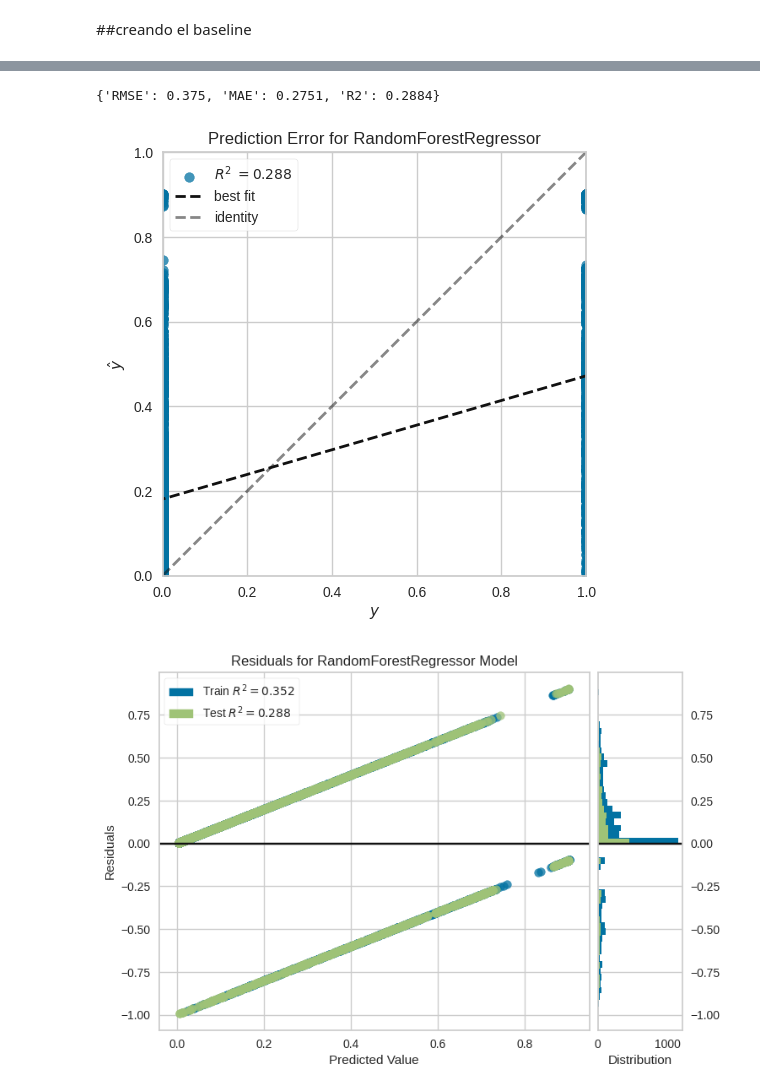
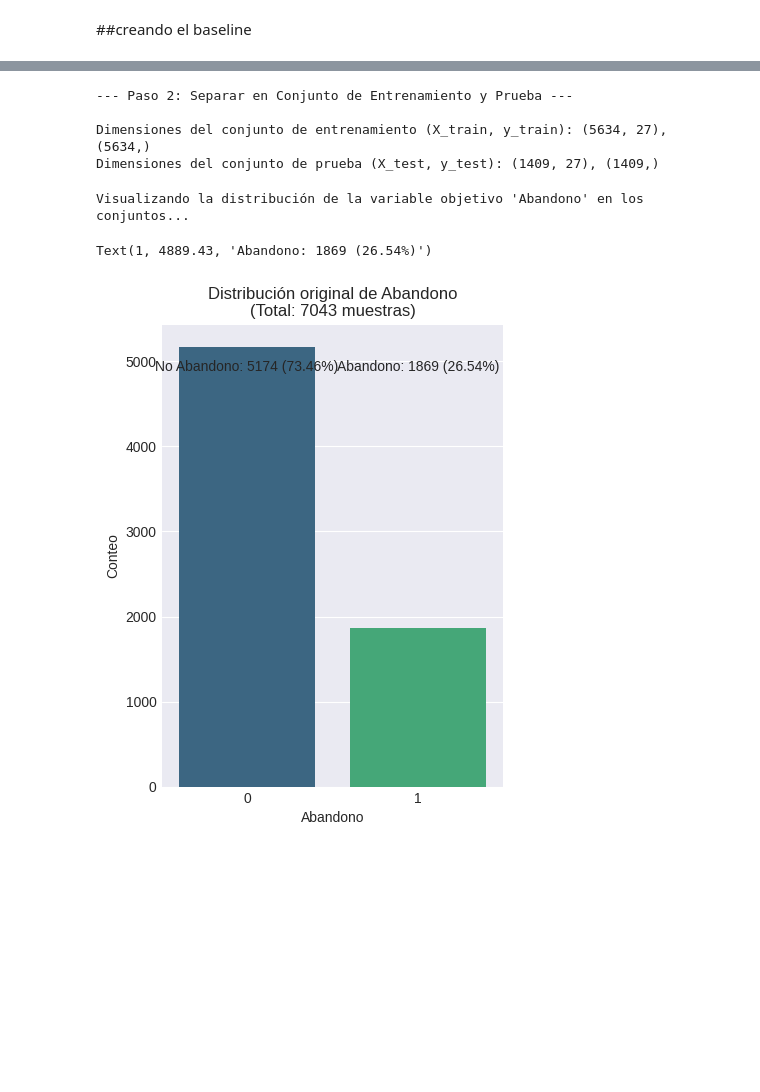
Before and after one commit to Brianbrowncoopman/telecom_X_2, a Jupyter notebook: Telecom_X_2.ipynb, the cells around one changed output, grey strips where cells are left out. Cells and saved outputs as stored; diff of their text form; code cells hidden in the pictures; blank space fills up the shorter version.

Commit message:
testeo con 3 modelos

```diff
--- a/Telecom_X_2.ipynb
+++ b/Telecom_X_2.ipynb
@@ -567,0 +697,15 @@ plt.show()
+# %%
+# Columnas que necesitan One-Hot Encoding (después de mapear las binarias)
+# 'Género_cliente', 'Servicio_Internet' (con 'DSL', 'Fiber optic', 'No_Internet'), 'Tipo_contrato', 'Método_pago'
+categorical_cols = datos.select_dtypes(include='object').columns.tolist()
+# Remover 'Abandono' si aparece aquí por error, aunque es int64
+if 'Abandono' in categorical_cols:
+    categorical_cols.remove('Abandono')
+
+# Si Servicio_Internet aún está en categorical_cols y no tiene el valor 'No_Internet', entonces lo añadimos
+if 'Servicio_Internet' in categorical_cols and 'No_Internet' not in datos['Servicio_Internet'].unique():
+    datos['Servicio_Internet'] = datos['Servicio_Internet'].replace({'No': 'No_Internet'})
+
+
+print("\nColumnas numéricas para escalar:", numerical_cols)
+print("Columnas categóricas para One-Hot Encoding:", categorical_cols)
@@ -609,23 +782,41 @@ resultados_baseline
-# %%
-from sklearn.ensemble import RandomForestRegressor
-
-modelo = RandomForestRegressor(max_depth=5, random_state=42)
-modelo.fit(X_train, y_train)
-
-y_pred = modelo.predict(X_test)
-resultado_rf = calc_regresion(y_test, y_pred)
-resultado_rf
-# %% [output]
-{'RMSE': 0.375, 'MAE': 0.2751, 'R2': 0.2884}
-# %%
-from yellowbrick.regressor import prediction_error
-
-Visualizer = prediction_error(modelo, X_train, y_train, X_test, y_test)
-# %% [output]
-[figure, removed]
-# %%
-from yellowbrick.regressor import residuals_plot
-
-viz = residuals_plot(modelo, X_train, y_train, X_test, y_test)
-# %% [output]
-[figure, removed]
+# %%
+from sklearn.model_selection import train_test_split
+from sklearn.linear_model import LogisticRegression
+from sklearn.metrics import accuracy_score, classification_report, confusion_matrix
+import seaborn as sns
+import matplotlib.pyplot as plt
+
+# --- Paso 2: Separar en Conjunto de Entrenamiento y Prueba ---
+print("\n--- Paso 2: Separar en Conjunto de Entrenamiento y Prueba ---")
+
+# 'X_processed_df' y 'y' ya están definidos del Paso 1
+
+# Dividir los datos en conjuntos de entrenamiento y prueba
+# Usamos stratify=y para mantener la proporción de la clase 'Abandono'
+X_train, X_test, y_train, y_test = train_test_split(X_processed_df, y, test_size=0.2, random_state=42, stratify=y)
+
+print(f"\nDimensiones del conjunto de entrenamiento (X_train, y_train): {X_train.shape}, {y_train.shape}")
+print(f"Dimensiones del conjunto de prueba (X_test, y_test): {X_test.shape}, {y_test.shape}")
+# %% [output]
+--- Paso 2: Separar en Conjunto de Entrenamiento y Prueba ---
+
+Dimensiones del conjunto de entrenamiento (X_train, y_train): (5634, 27), (5634,)
+Dimensiones del conjunto de prueba (X_test, y_test): (1409, 27), (1409,)
+# %%
+# Gráficos: Distribución de la variable objetivo en los conjuntos
+print("\nVisualizando la distribución de la variable objetivo 'Abandono' en los conjuntos...")
+
+plt.figure(figsize=(15, 6))
+
+# Distribución en el conjunto completo
+plt.subplot(1, 3, 1)
+sns.countplot(x=y, palette='viridis')
+plt.title(f'Distribución original de Abandono\n(Total: {len(y)} muestras)')
+plt.xlabel('Abandono')
+plt.ylabel('Conteo')
+plt.text(0, plt.ylim()[1]*0.9, f'No Abandono: {y.value_counts()[0]} ({y.value_counts(normalize=True)[0]:.2%})', ha='center')
+plt.text(1, plt.ylim()[1]*0.9, f'Abandono: {y.value_counts()[1]} ({y.value_counts(normalize=True)[1]:.2%})', ha='center')
+# %% [output]
+Visualizando la distribución de la variable objetivo 'Abandono' en los conjuntos...
+Text(1, 4889.43, 'Abandono: 1869 (26.54%)')
+[figure, added]
```
Also changed, not shown: parts of 53 cells of this notebook.
